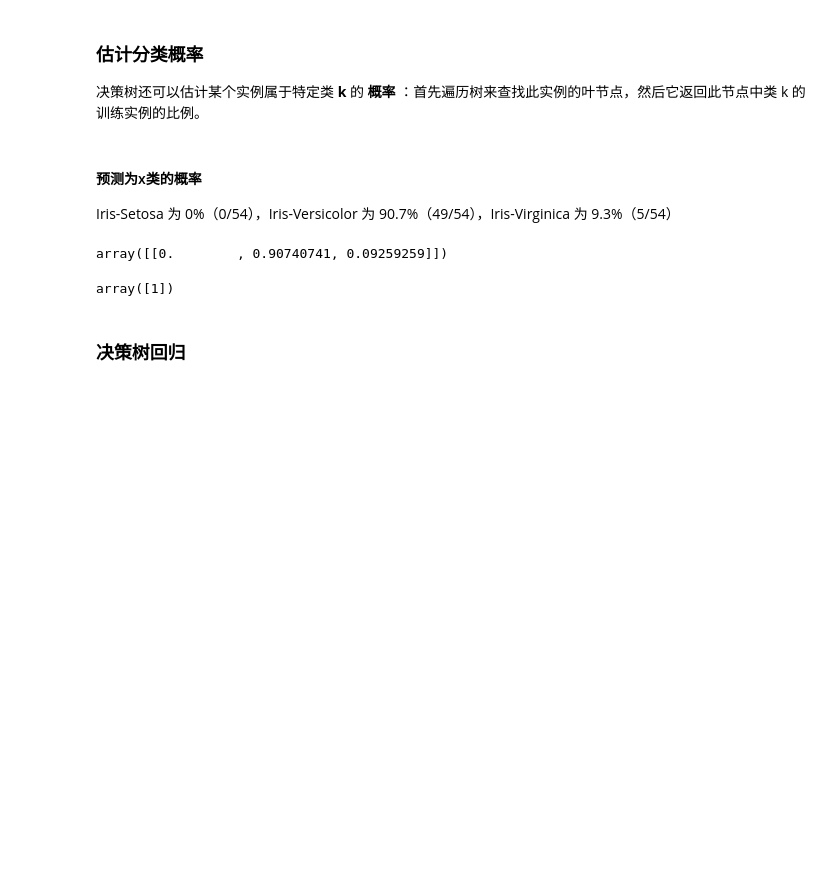
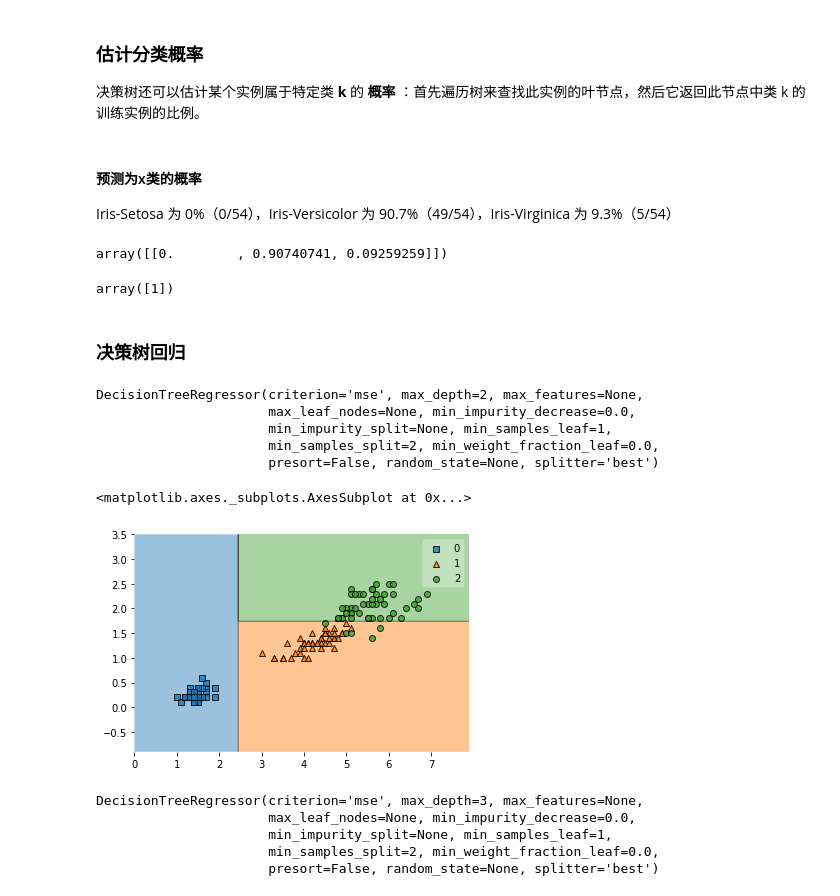
Before and after one commit to OneStepAndTwoSteps/Data_Analysis_notes, a Jupyter notebook: 数据分析-项目实战/5、决策树/决策树.ipynb, the cells around one changed output. Cells and saved outputs as stored; diff of their text form; code cells hidden in the pictures; blank space fills up the shorter version.

```diff
--- a/数据分析-项目实战/5、决策树/决策树.ipynb
+++ b/数据分析-项目实战/5、决策树/决策树.ipynb
@@ -215,0 +218,23 @@ array([1])
+# %%
+tree_reg = DecisionTreeRegressor(max_depth=2)
+tree_reg.fit(x_iris,y_iris)
+# %% [output]
+DecisionTreeRegressor(criterion='mse', max_depth=2, max_features=None,
+                      max_leaf_nodes=None, min_impurity_decrease=0.0,
+                      min_impurity_split=None, min_samples_leaf=1,
+                      min_samples_split=2, min_weight_fraction_leaf=0.0,
+                      presort=False, random_state=None, splitter='best')
+# %%
+plot_decision_regions(x_iris,y_iris,tree_reg)
+# %% [output]
+<matplotlib.axes._subplots.AxesSubplot at 0x...>
+[figure, added]
+# %%
+tree_reg2 = DecisionTreeRegressor(max_depth=3)
+tree_reg2.fit(x_iris,y_iris)
+# %% [output]
+DecisionTreeRegressor(criterion='mse', max_depth=3, max_features=None,
+                      max_leaf_nodes=None, min_impurity_decrease=0.0,
+                      min_impurity_split=None, min_samples_leaf=1,
+                      min_samples_split=2, min_weight_fraction_leaf=0.0,
+                      presort=False, random_state=None, splitter='best')
```
Also changed, not shown: parts of 16 cells of this notebook, 1 other file.
